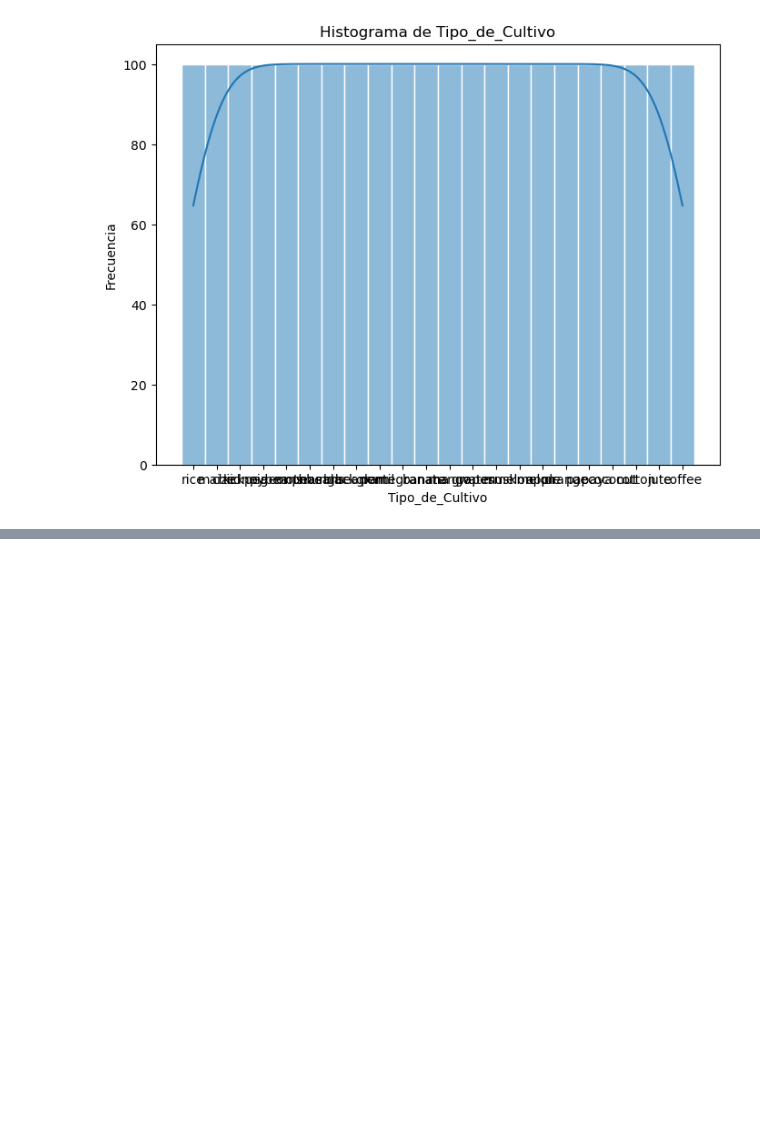
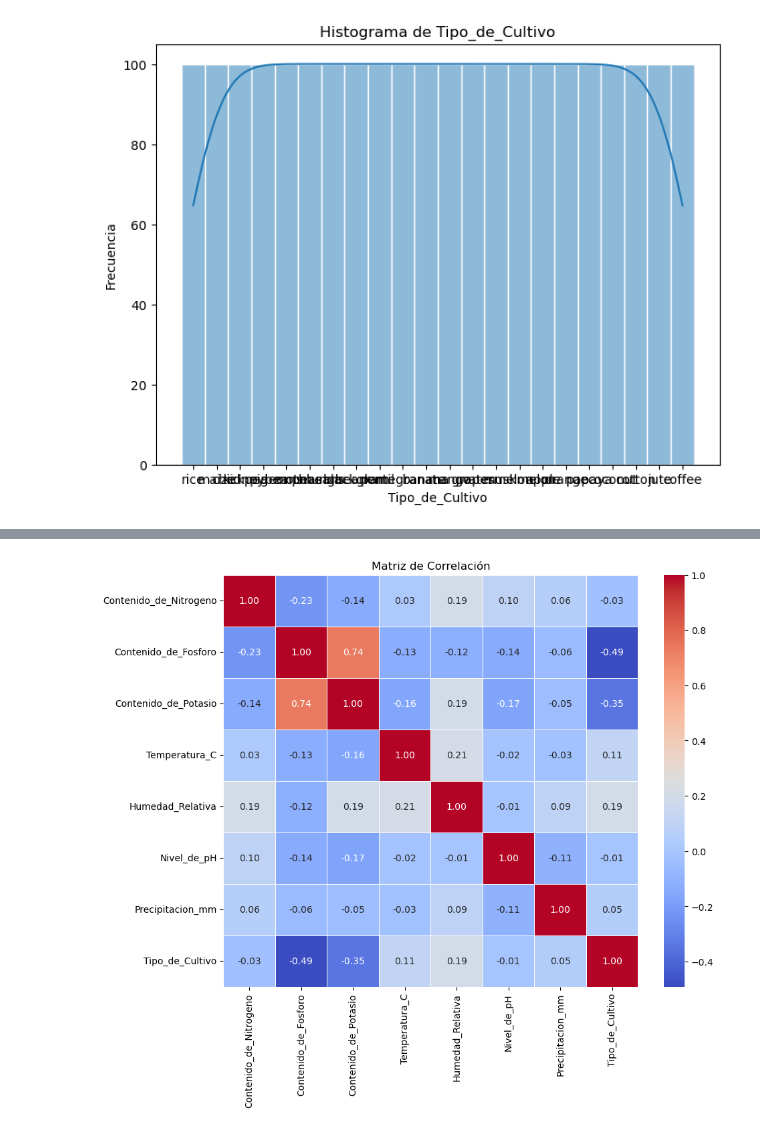
Before and after one commit to Chiaraaorlando/Clasificacion, a Jupyter notebook: Clasificacion_nb.ipynb, the cells around one changed output, grey strips where cells are left out. Cells and saved outputs as stored; diff of their text form; code cells hidden in the pictures; blank space fills up the shorter version.

```diff
--- a/Clasificacion_nb.ipynb
+++ b/Clasificacion_nb.ipynb
@@ -129,0 +143,18 @@ plot_histograms(cultivos)
+# %%
+import pandas as pd
+import seaborn as sns
+import matplotlib.pyplot as plt
+
+# Codifica la variable categórica 'Tipo_de_Cultivo' a números
+cultivos['Tipo_de_Cultivo'] = cultivos['Tipo_de_Cultivo'].astype('category').cat.codes
+
+# Calcula la matriz de correlación
+matriz_correlacion = cultivos.corr()
+
+# Visualiza la matriz de correlación con un mapa de calor
+plt.figure(figsize=(10, 8))
+sns.heatmap(matriz_correlacion, annot=True, cmap='coolwarm', fmt=".2f", linewidths=.5)
+plt.title('Matriz de Correlación')
+plt.show()
+# %% [output]
+[figure, added]
```
Also changed, not shown: parts of 2 cells of this notebook.
